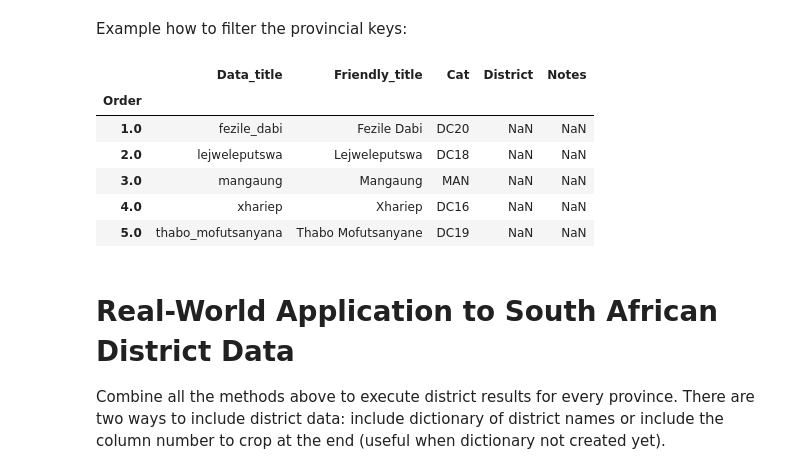
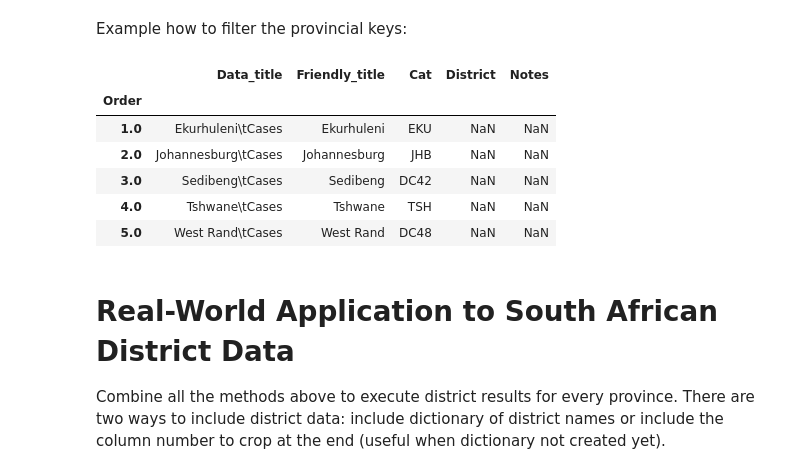
Before and after one commit to dsfsi/covid19za, a Jupyter notebook: notebooks/Realtime R0.ipynb, the cells around one changed output. Cells and saved outputs as stored; diff of their text form; code cells hidden in the pictures.

```diff
--- a/notebooks/Realtime R0.ipynb
+++ b/notebooks/Realtime R0.ipynb
@@ -855,15 +864,15 @@ district_keys
 # %% [markdown]
 Example how to filter the provincial keys:
 # %%
-district_keys.loc[('FS',1,'Case','provincial_fs_cumulative')]
+district_keys.loc[('GP',1,'Case','provincial_gp_cumulative')]
 # %% [output]
 |  | Data_title | Friendly_title | Cat | District | Notes |
 | Order |  |  |  |  |  |
-| 1.0 | fezile_dabi | Fezile Dabi | DC20 | NaN | NaN |
-| 2.0 | lejweleputswa | Lejweleputswa | DC18 | NaN | NaN |
-| 3.0 | mangaung | Mangaung | MAN | NaN | NaN |
-| 4.0 | xhariep | Xhariep | DC16 | NaN | NaN |
-| 5.0 | thabo_mofutsanyana | Thabo Mofutsanyane | DC19 | NaN | NaN |
+| 1.0 | Ekurhuleni\tCases | Ekurhuleni | EKU | NaN | NaN |
+| 2.0 | Johannesburg\tCases | Johannesburg | JHB | NaN | NaN |
+| 3.0 | Sedibeng\tCases | Sedibeng | DC42 | NaN | NaN |
+| 4.0 | Tshwane\tCases | Tshwane | TSH | NaN | NaN |
+| 5.0 | West Rand\tCases | West Rand | DC48 | NaN | NaN |
 # %% [markdown]
 # Real-World Application to South African District Data
 
```
Also changed, not shown: parts of 26 cells of this notebook, 7 other files.
